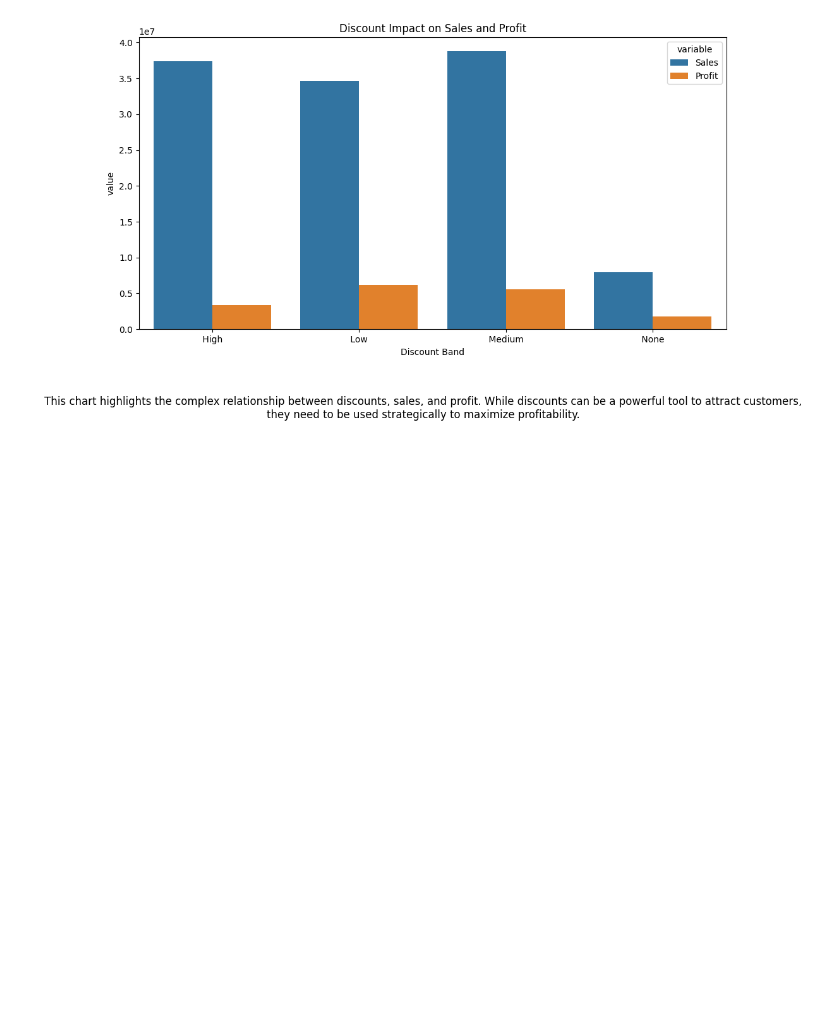
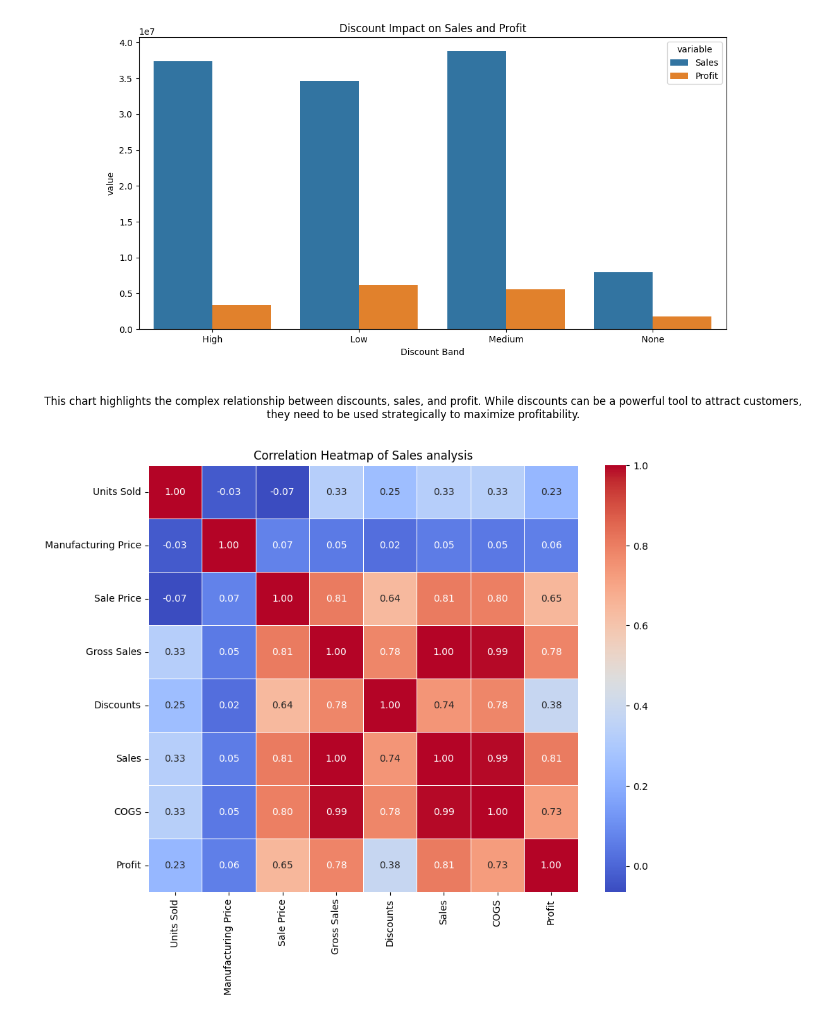
Before and after one commit to KamoheloSebolai/salesAnalysis, a Jupyter notebook: sales_analysys.ipynb, the cells around one changed output. Saved outputs shown, nothing was run; the diff lists cells and outputs as text; code cells hidden in the pictures; blank space fills up the shorter version.

Commit message:
added correlation analysis graphic

```diff
--- a/sales_analysys.ipynb
+++ b/sales_analysys.ipynb
@@ -79,3 +79,11 @@ plt.figtext(0.5, -0.12,
 plt.show()
 # %% [output]
 [figure]
+# %%
+corr = salesData[['Units Sold','Manufacturing Price','Sale Price','Gross Sales','Discounts','Sales','COGS','Profit']].corr()
+plt.figure(figsize=(10, 8))
+sns.heatmap(corr, annot=True, cmap='coolwarm', fmt='.2f', linewidths=0.5)
+plt.title('Correlation Heatmap of Sales analysis')
+plt.show()
+# %% [output]
+[figure, added]
```
Also changed, not shown: parts of 1 cell of this notebook.
